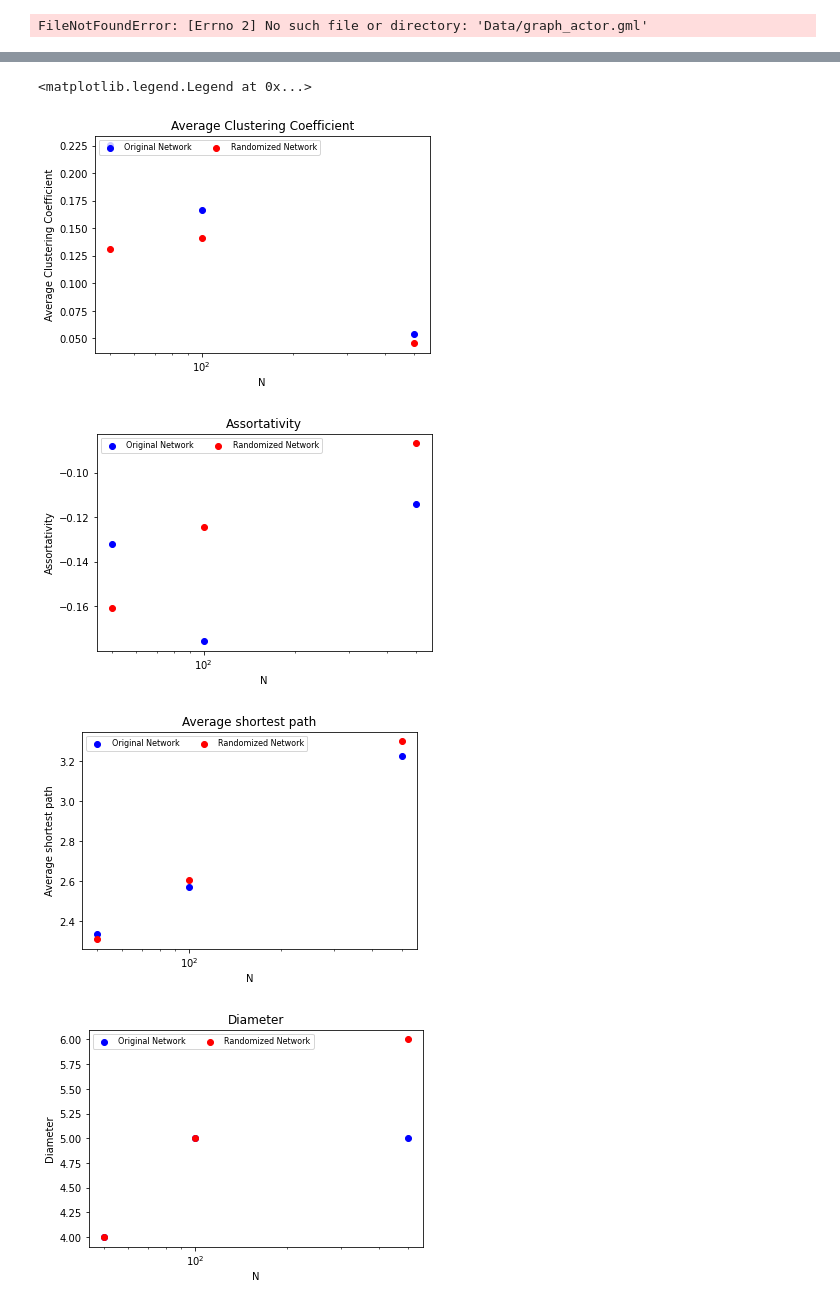
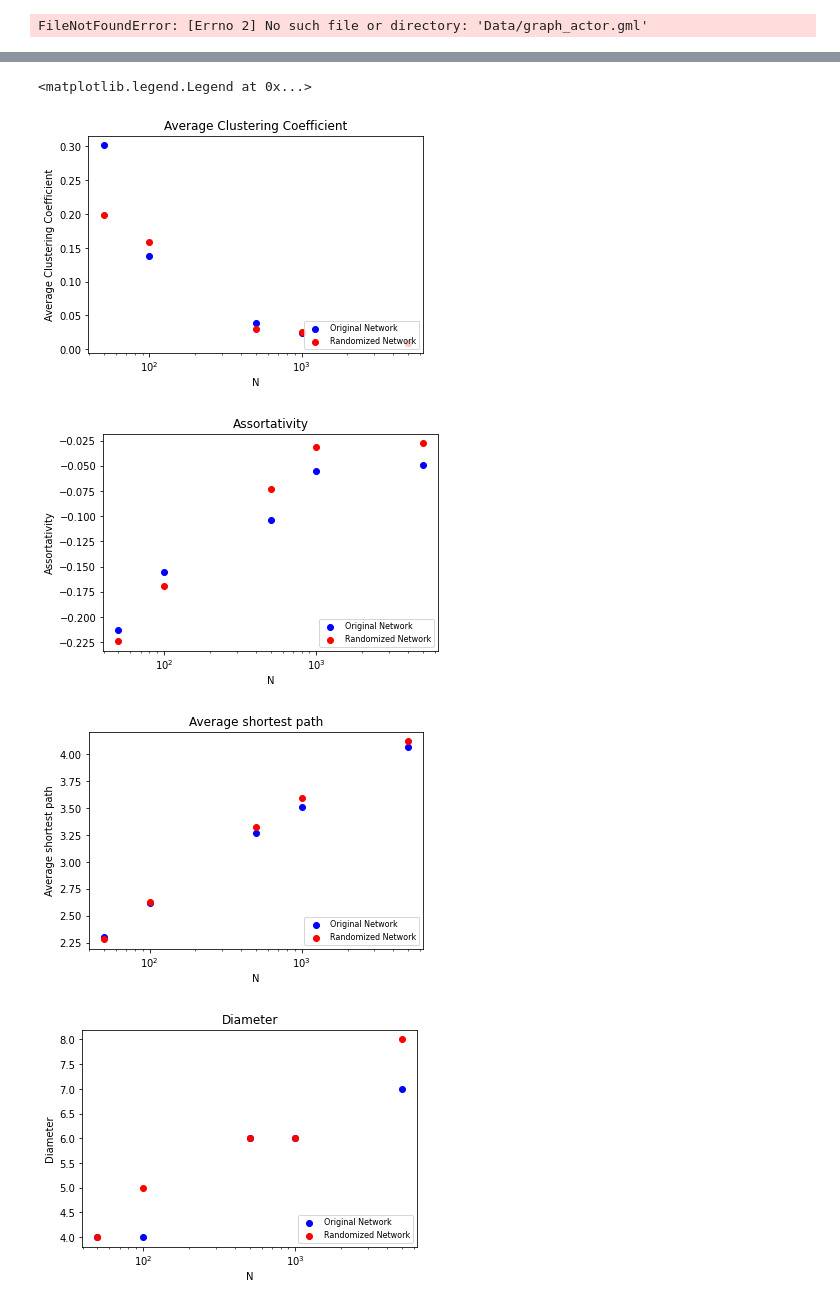
Before and after one commit to JunTu-XD/NetSci, a Jupyter notebook: assignment_5/assignment_5_Jun Tu_Guanda Zhao.ipynb, the cells around one changed output, grey strips where cells are left out. Cells and saved outputs as stored; diff of their text form; code cells hidden in the pictures.

```diff
--- a/assignment_5/assignment_5_Jun Tu_Guanda Zhao.ipynb
+++ b/assignment_5/assignment_5_Jun Tu_Guanda Zhao.ipynb
@@ -38,7 +20,7 @@ def print_properties(G, G_rnd, N, i):
 #task 2
 
 m = 3
-N = [50, 100, 500]
+N = [50, 100, 500, 1000, 5000]
 list_avg_cluster_coefficient = []
 list_rnd_avg_cluster_coefficient = []
 list_assortativity = []
@@ -149,5 +131,5 @@ Diameter for randomized network of N = 500 is: 6
 <matplotlib.legend.Legend at 0x...>
-[figure, old version]
+[figure, new version]
-[figure, old version]
+[figure, new version]
-[figure, old version]
+[figure, new version]
-[figure, old version]
+[figure, new version]
```
Also changed, not shown: parts of 2 cells of this notebook.
